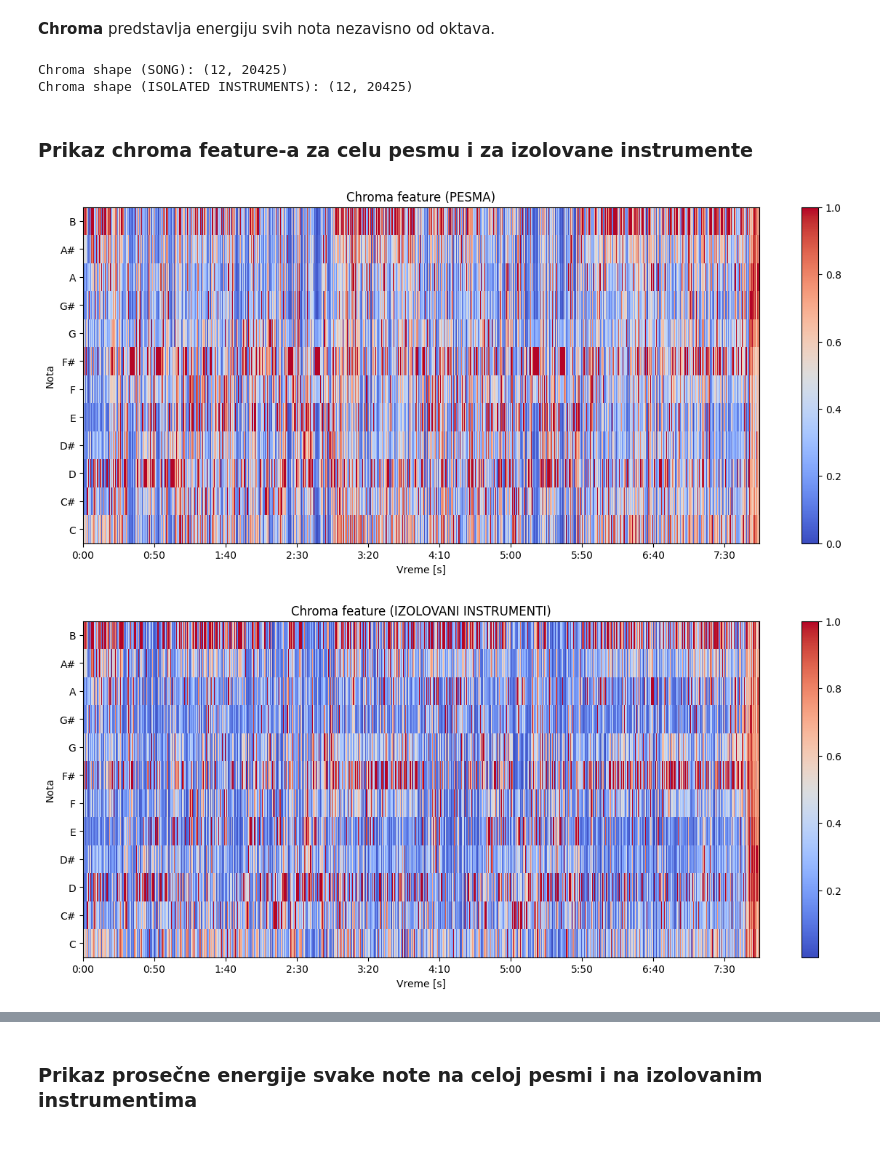
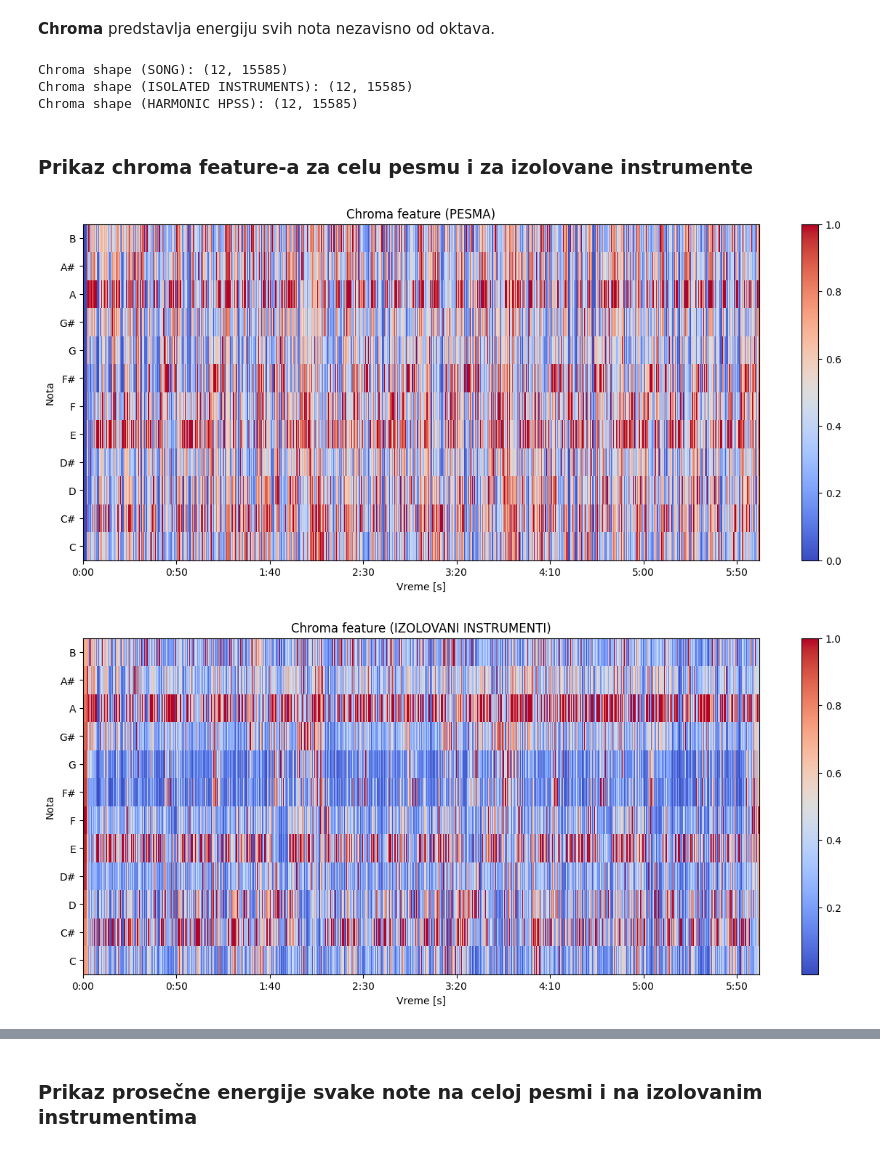
Before and after one commit to maslesa/WaveSplitNotebook, a Jupyter notebook: wave_split.ipynb, the cells around one changed output, grey strips where cells are left out. Saved outputs shown, nothing was run; the diff lists cells and outputs as text; code cells hidden in the pictures.

Commit message:
[feat]: compare detected key & bpm on song, demucs and HPSS

```diff
--- a/wave_split.ipynb
+++ b/wave_split.ipynb
@@ -14,7 +15,7 @@ from demucs.apply import apply_model
 # %% [markdown]
 ### Putanja do audio fajla
 # %%
-audio_path = './songs/bob_marley_could_you_be_loved.wav'
+audio_path = './songs/bob_marley_three_little_birds.wav'
 # %% [markdown]
 ### Učitavanje audio fajla - pesme
 # %%
@@ -146,0 +150,5 @@ Sačuvano: ./separated\bob_marley_could_you_be_loved\bob_marley_could_you_be_lov
+# %%
+harmonic_signal, percussive_signal = librosa.effects.hpss(signal)
+
+harmonic_signal = harmonic_signal / np.max(np.abs(harmonic_signal)) # normalizacija harmonic signala
+percussive_signal = percussive_signal / np.max(np.abs(percussive_signal)) # normalizacija percussive signala
@@ -250,11 +289,20 @@ chroma_instruments = librosa.feature.chroma_stft(
     hop_length=hop_length
 )
 
+chroma_harmonic_hpss = librosa.feature.chroma_stft(
+    y=harmonic_signal,
+    sr=sr,
+    n_fft=n_fft,
+    hop_length=hop_length
+)
+
 print(f'Chroma shape (SONG): {chroma_song.shape}')
 print(f'Chroma shape (ISOLATED INSTRUMENTS): {chroma_instruments.shape}')
+print(f'Chroma shape (HARMONIC HPSS): {chroma_harmonic_hpss.shape}')
 # %% [output]
-Chroma shape (SONG): (12, 20425)
-Chroma shape (ISOLATED INSTRUMENTS): (12, 20425)
+Chroma shape (SONG): (12, 15585)
+Chroma shape (ISOLATED INSTRUMENTS): (12, 15585)
+Chroma shape (HARMONIC HPSS): (12, 15585)
 # %% [markdown]
 ### Prikaz chroma feature-a za celu pesmu i za izolovane instrumente
 # %%
@@ -283,6 +331,7 @@ def show_chroma_features(chroma, title):
 # %%
 show_chroma_features(chroma_song, 'Chroma feature (PESMA)')
 show_chroma_features(chroma_instruments, 'Chroma feature (IZOLOVANI INSTRUMENTI)')
+show_chroma_features(chroma_harmonic_hpss, 'Chroma feature (HPSS HARMONIC)')
 # %% [output]
-[figure, old version]
+[figure, new version]
-[figure, old version]
+[figure, new version]
```
Also changed, not shown: parts of 25 cells of this notebook, 1 other file.
